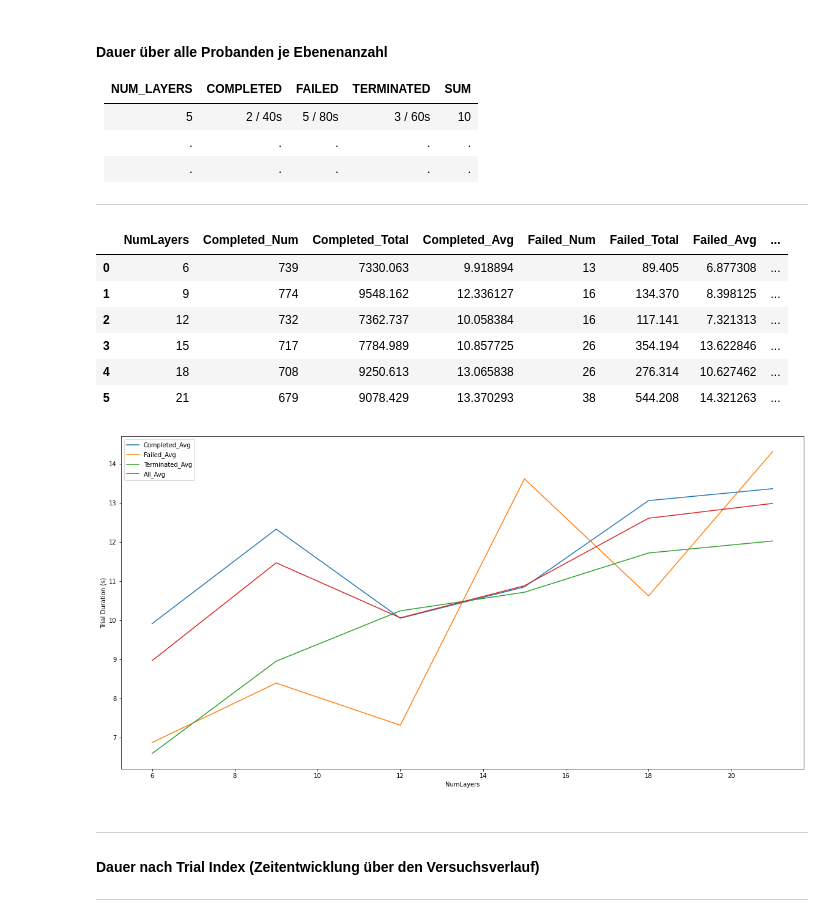
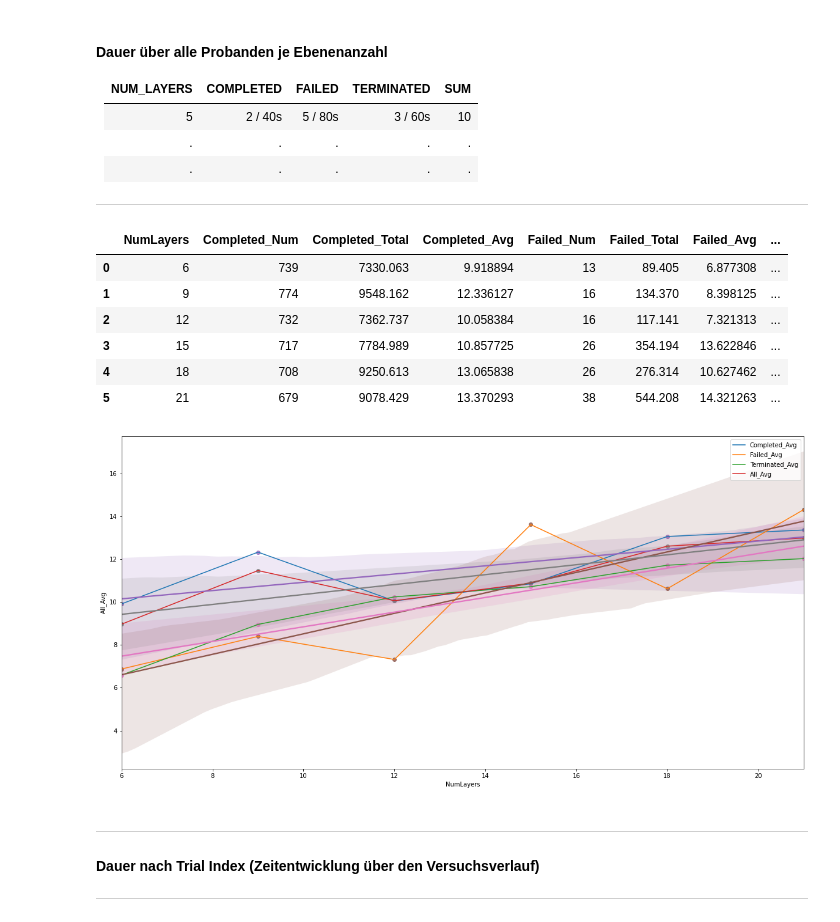
Before and after one commit to visualengineers/reflex-avi2022-results, a Jupyter notebook: code/zelasto study.ipynb, the cells around one changed output. Drawn from its saved outputs; the diff is of its cells as text; code cells hidden in the pictures.

Commit message:
feature: regrssion lines feature: results over time

```diff
--- a/code/zelasto study.ipynb
+++ b/code/zelasto study.ipynb
@@ -742,34 +793,41 @@ df_times["Completed_Num"] = m_idx.get_level_values(3)
 df_times["Completed_Total"] = m_idx.get_level_values(0)
 df_times["Completed_Avg"] = m_idx.get_level_values(6)
 
 df_times["Failed_Num"] = m_idx.get_level_values(4)
 df_times["Failed_Total"] = m_idx.get_level_values(1)
 df_times["Failed_Avg"] = m_idx.get_level_values(7)
 
 df_times["Terminated_Num"] = m_idx.get_level_values(5)
 df_times["Terminated_Total"] = m_idx.get_level_values(2)
 df_times["Terminated_Avg"] = m_idx.get_level_values(8)
 
 df_times["Sum_Num"] = df_times["Completed_Num"] + df_times["Failed_Num"] + df_times["Terminated_Num"]
 df_times["Sum_Total"] = df_times["Completed_Total"] + df_times["Failed_Total"] + df_times["Terminated_Total"]
 df_times["All_Avg"] = df_times["Sum_Total"] / df_times["Sum_Num"]
 
 display(df_times)
 
 ax = df_times[["NumLayers", "Completed_Avg", "Failed_Avg", "Terminated_Avg", "All_Avg"]].plot(x="NumLayers", figsize=(20, 10))
 ax.set_ylabel("Trial Duration (s)")
 ax.get_figure().savefig(rf'{export}times_global_layers.png')
 
+# sebaorn: see https://seaborn.pydata.org/generated/seaborn.regplot.html
+
+ax2 = sns.regplot(x=df_times["NumLayers"], y=df_times["Completed_Avg"])
+ax2 = sns.regplot(x=df_times["NumLayers"], y=df_times["Failed_Avg"])
+ax2 = sns.regplot(x=df_times["NumLayers"], y=df_times["Terminated_Avg"])
+ax2 = sns.regplot(x=df_times["NumLayers"], y=df_times["All_Avg"])
+
 df_times.to_csv(rf'{export}times_global_layers.csv', sep= ";")
 # %% [output]
 |  | NumLayers | Completed_Num | Completed_Total | Completed_Avg | Failed_Num | Failed_Total | Failed_Avg | ... |
 | 0 | 6 | 739 | 7330.063 | 9.918894 | 13 | 89.405 | 6.877308 | ... |
 | 1 | 9 | 774 | 9548.162 | 12.336127 | 16 | 134.370 | 8.398125 | ... |
 | 2 | 12 | 732 | 7362.737 | 10.058384 | 16 | 117.141 | 7.321313 | ... |
 | 3 | 15 | 717 | 7784.989 | 10.857725 | 26 | 354.194 | 13.622846 | ... |
 | 4 | 18 | 708 | 9250.613 | 13.065838 | 26 | 276.314 | 10.627462 | ... |
 | 5 | 21 | 679 | 9078.429 | 13.370293 | 38 | 544.208 | 14.321263 | ... |
-[figure, old version]
+[figure, new version]
 # %% [markdown]
 ---
 #### Dauer nach Trial Index (Zeitentwicklung über den Versuchsverlauf)
```
Also changed, not shown: parts of 3 cells of this notebook.
